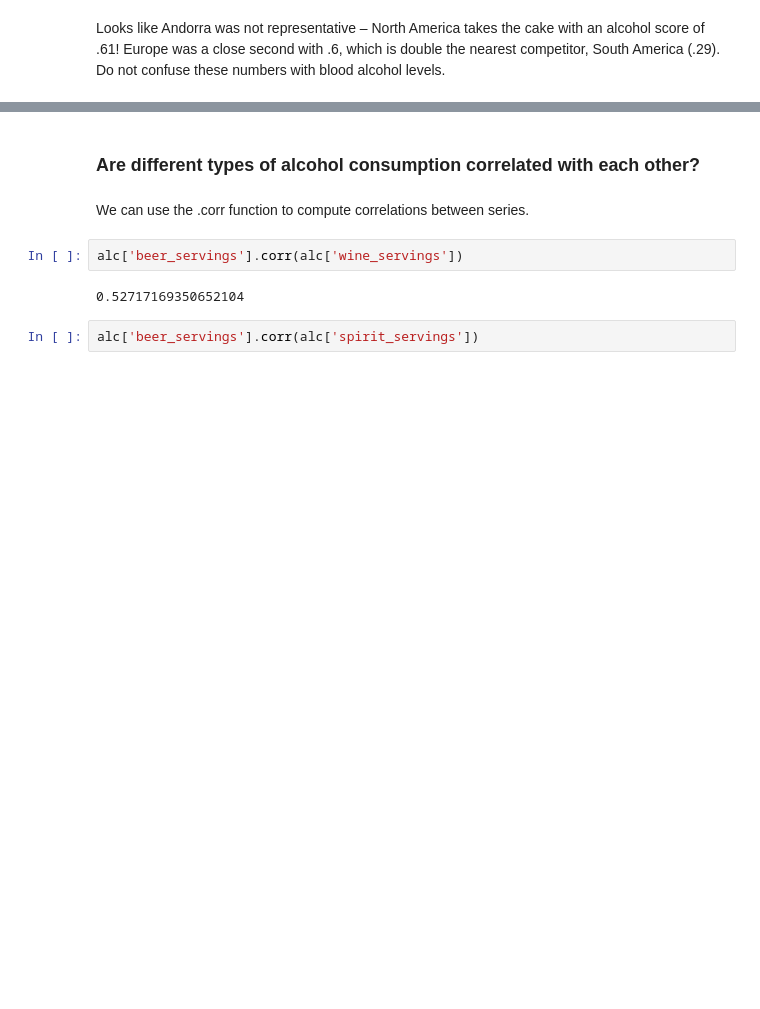
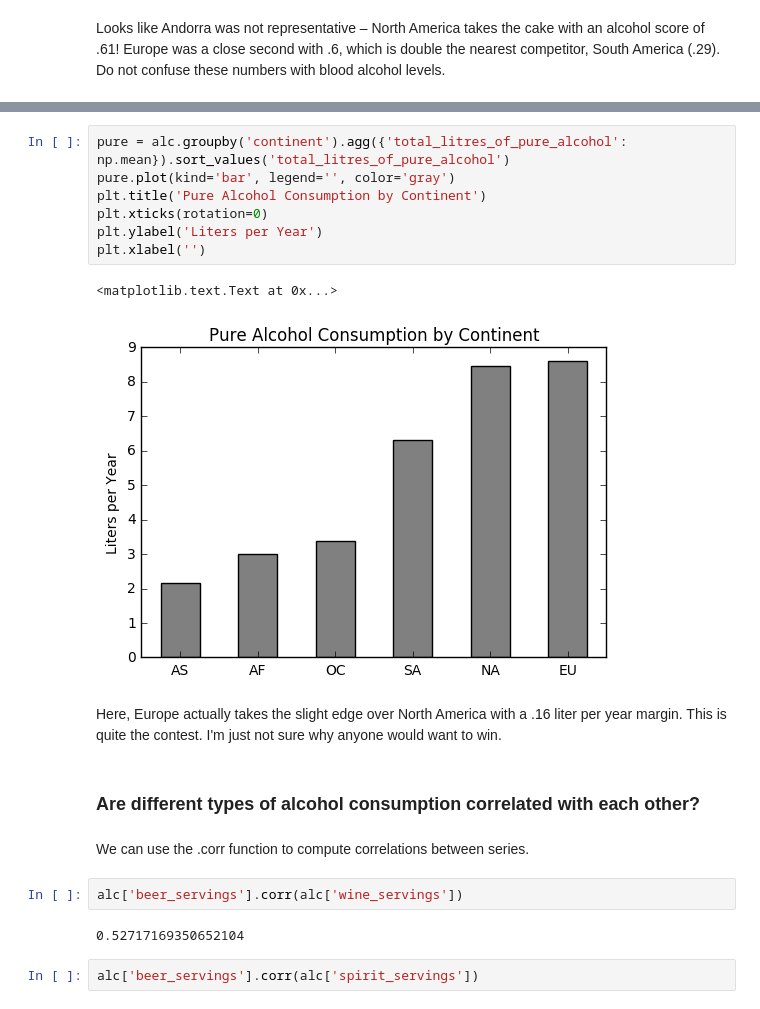
Before and after one commit to gagejustins/alcoholConsumption, a Jupyter notebook: alcohol.ipynb, the cells around one changed output, grey strips where cells are left out. Saved outputs shown, nothing was run; the diff lists cells and outputs as text; blank space fills up the shorter version.

```diff
--- a/alcohol.ipynb
+++ b/alcohol.ipynb
@@ -238,3 +273,15 @@ Looks like Andorra was not representative – North America takes the cake with
+# %%
+pure = alc.groupby('continent').agg({'total_litres_of_pure_alcohol': np.mean}).sort_values('total_litres_of_pure_alcohol')
+pure.plot(kind='bar', legend='', color='gray')
+plt.title('Pure Alcohol Consumption by Continent')
+plt.xticks(rotation=0)
+plt.ylabel('Liters per Year')
+plt.xlabel('')
+# %% [output]
+<matplotlib.text.Text at 0x...>
+[figure, added]
+# %% [markdown]
+Here, Europe actually takes the slight edge over North America with a .16 liter per year margin. This is quite the contest. I'm just not sure why anyone would want to win.
 # %% [markdown]
 ### Are different types of alcohol consumption correlated with each other?
 # %% [markdown]
```
Also changed, not shown: parts of 9 cells of this notebook.
